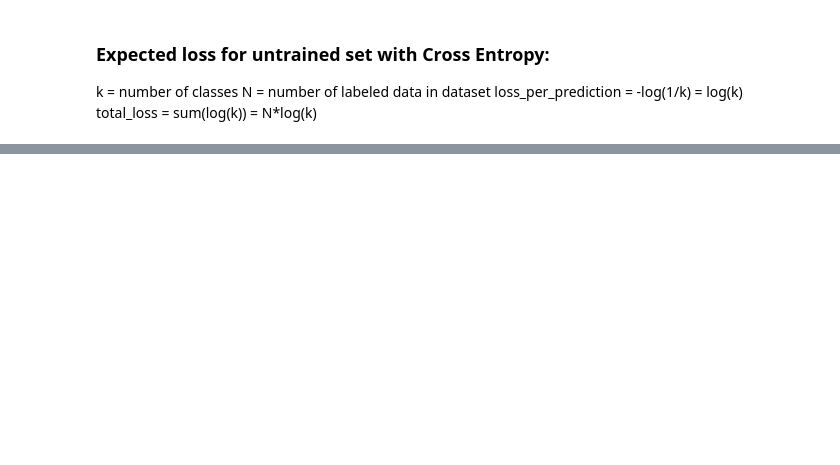
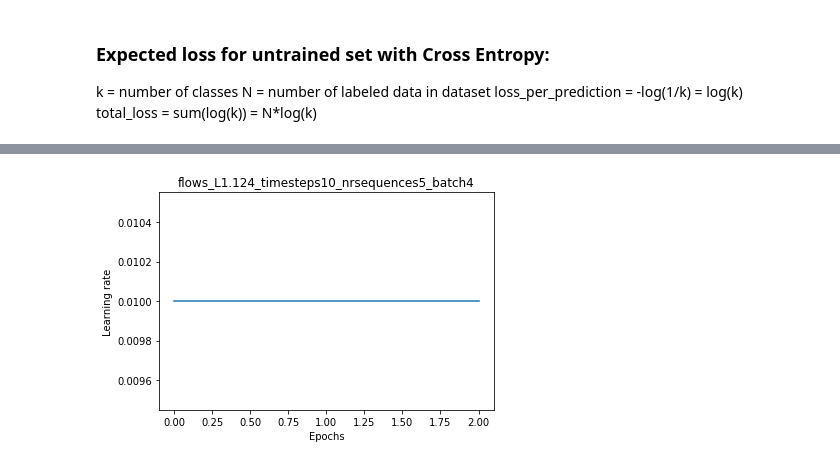
Before and after one commit to ronh-at-kit/gait_project, a Jupyter notebook: notebooks/M_flows_large_test.ipynb, the cells around one changed output, grey strips where cells are left out. Saved outputs shown, nothing was run; the diff lists cells and outputs as text; code cells hidden in the pictures; blank space fills up the shorter version.

```diff
--- a/notebooks/M_flows_large_test.ipynb
+++ b/notebooks/M_flows_large_test.ipynb
@@ -340,0 +343,18 @@ len(dataset)-split
+# %%
+plt.clf()
+plot_path = "/home/matthias/Desktop/"
+loss_str = "{0:.3f}".format(loss_array[-1])
+information = "flows_L" + loss_str + "_timesteps{}_nrsequences{}_batch{}".format(TIMESTEPS,dataset_size,BATCH_SIZE)
+plt.xlabel('Epochs')
+plt.ylabel('Loss (Cross Entropy)')
+plt.plot(loss_array)
+plt.title(information)
+plt.savefig(plot_path + information + ".eps")
+plt.clf()
+plt.xlabel('Epochs')
+plt.ylabel('Learning rate')
+plt.plot(learning_rate_array)
+plt.title(information)
+plt.savefig(plot_path + information + "LR.eps")
+# %% [output]
+[figure, added]
```
Also changed, not shown: parts of 6 cells of this notebook.
